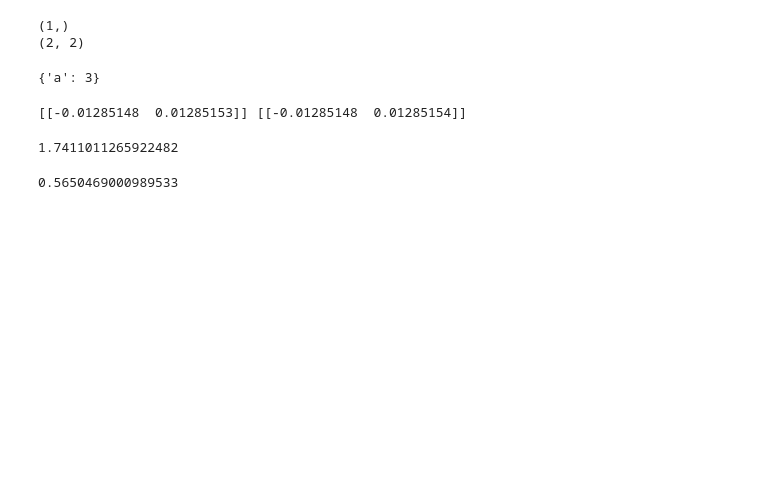
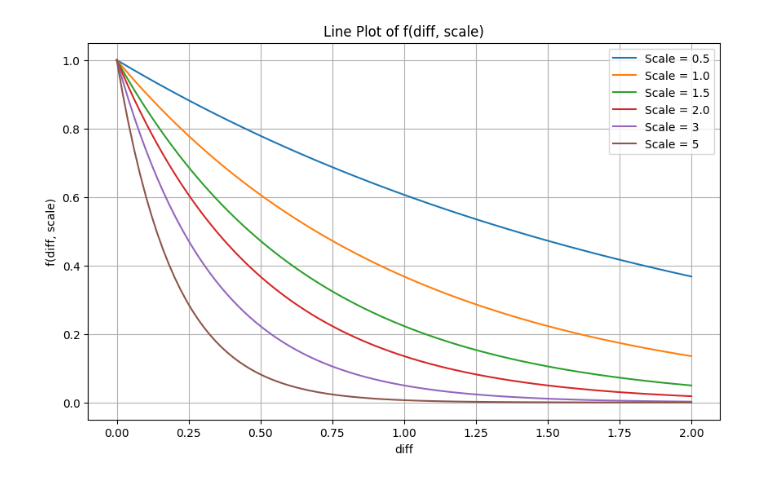
Before and after one commit to xlnwel/grl2-jax, a Jupyter notebook: plot.ipynb, the cells around one changed output. Cells and saved outputs as stored; diff of their text form; code cells hidden in the pictures; blank space fills up the shorter version.

```diff
--- a/plot.ipynb
+++ b/plot.ipynb
@@ -136,57 +74,20 @@ for _ in range(10000):
-# %%
-import tensorflow as tf
-from tensorflow_probability import distributions as tfd
-
-ind = tfd.Independent(
-      distribution=tfd.MultivariateNormalDiag(
-          loc=[[[-1., 1], [1, -1]]],
-          scale_diag=tf.tile([[[1.], [0.5]]], [1, 1, 2])),
-      reinterpreted_batch_ndims=1)
-
-print(ind.batch_shape)
-print(ind.event_shape)
-# %% [output]
-(1,)
-(2, 2)
-# %%
-x = {'a': 10}
-{**x, 'a': 3}
-# %% [output]
-{'a': 3}
-# %%
-from jax import lax, random, nn
-
-b = 1
-d = 2
-rng = random.PRNGKey(0)
-rngs = random.split(rng)
-x = random.normal(rngs[0], (b, d))
-y = random.normal(rngs[1], (b, d))
-
-def f(y, x):
-    xprob = nn.softmax(x)
-    xlogprob = nn.log_softmax(x)
-    ylogprob = nn.log_softmax(y)
-    kl = jnp.sum(xprob * (xlogprob - ylogprob), -1)
-    return kl.mean()
-
-std_grads = jax.grad(f)(x, y)
-
-xprob = nn.softmax(x)
-yprob = nn.softmax(y)
-manual_grads = xprob - yprob
-print(std_grads, manual_grads)
-chex.assert_trees_all_close(std_grads, manual_grads)
-# %% [output]
-[[-0.01285148  0.01285153]] [[-0.01285148  0.01285154]]
-# %%
-4**.4
-# %% [output]
-1.7411011265922482
-# %%
-0.24**.4
-# %% [output]
-0.5650469000989533
+# %%
+diff_values = np.linspace(0, 2, 100)
+def f(diff, scale):
+    return np.exp(-scale * diff)
+scales = [0.5, 1.0, 1.5, 2.0, 3, 5]
+plt.figure(figsize=(10, 6))
+for i, scale in enumerate(scales):
+    sns.lineplot(x=diff_values, y=f(diff_values, scale), label=f'Scale = {scale}')
+# sns.lineplot(x=diff_values, y=1-diff_values, label='Line')
+plt.title('Line Plot of f(diff, scale)')
+plt.xlabel('diff')
+plt.ylabel('f(diff, scale)')
+plt.legend()
+plt.grid(True)
+plt.show()
+# %% [output]
+[figure, added]
 # %%
 import seaborn as sns
 import matplotlib.pyplot as plt
```
Also changed, not shown: parts of 4 cells of this notebook, 12 other files.
